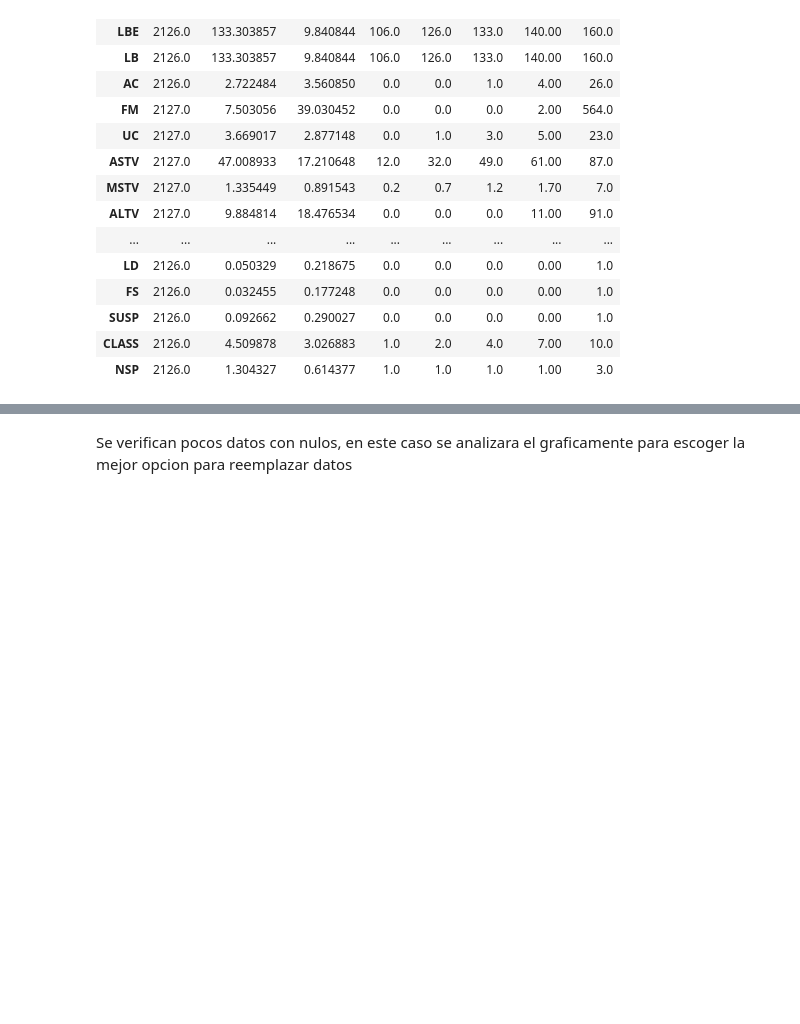
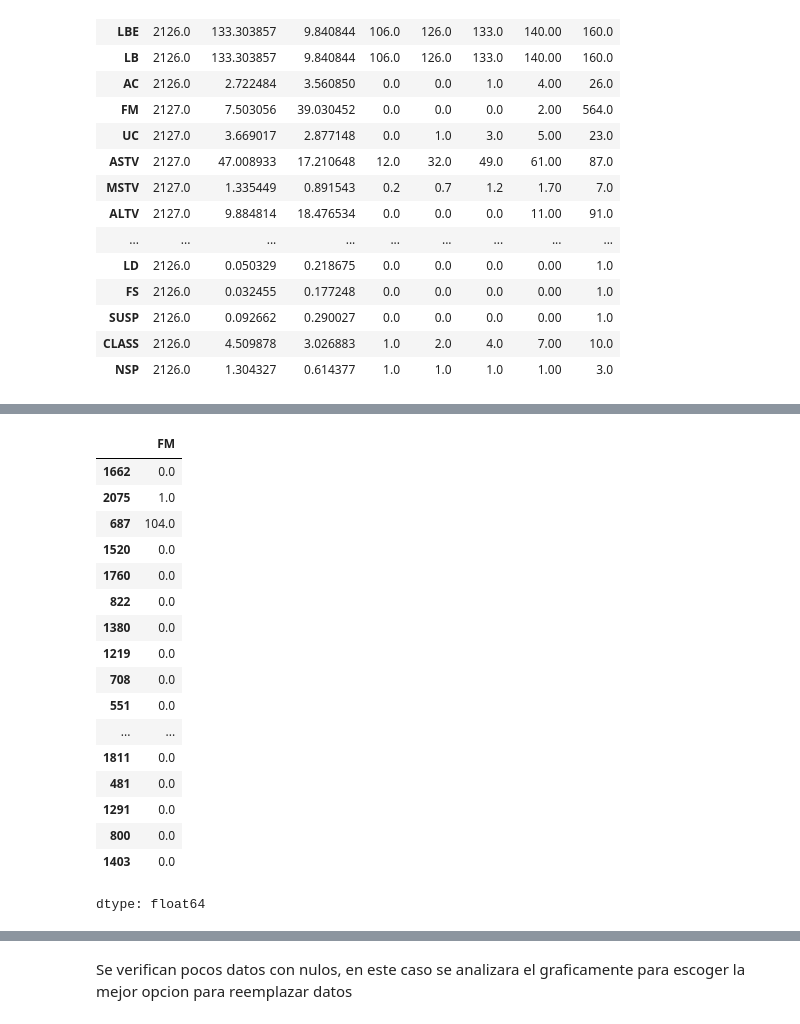
Before and after one commit to gomontalvo/UNIR-AA-Actividad3, a Jupyter notebook: UNIR_AA_Act3_1032g.ipynb, the cells around one changed output, grey strips where cells are left out. Saved outputs shown, nothing was run; the diff lists cells and outputs as text; code cells hidden in the pictures; blank space fills up the shorter version.

```diff
--- a/UNIR_AA_Act3_1032g.ipynb
+++ b/UNIR_AA_Act3_1032g.ipynb
@@ -136,0 +190,21 @@ data1.describe().transpose()
+# %%
+data1['FM'].sample(20)
+# %% [output]
+|  | FM |
+| 1662 | 0.0 |
+| 2075 | 1.0 |
+| 687 | 104.0 |
+| 1520 | 0.0 |
+| 1760 | 0.0 |
+| 822 | 0.0 |
+| 1380 | 0.0 |
+| 1219 | 0.0 |
+| 708 | 0.0 |
+| 551 | 0.0 |
+| ... | ... |
+| 1811 | 0.0 |
+| 481 | 0.0 |
+| 1291 | 0.0 |
+| 800 | 0.0 |
+| 1403 | 0.0 |
+dtype: float64
```
Also changed, not shown: parts of 17 cells of this notebook.
